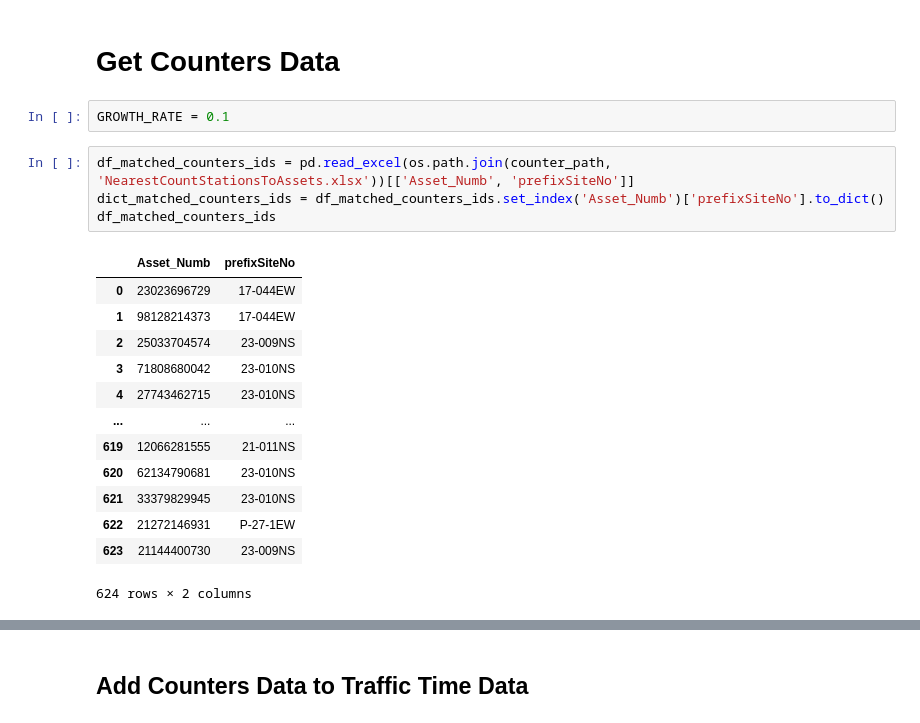
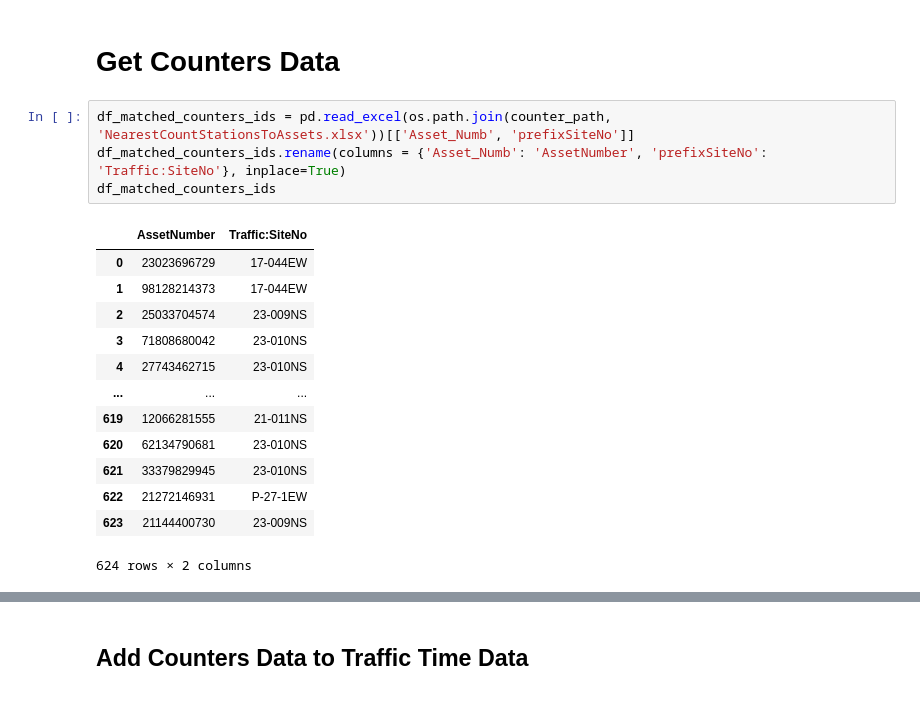
Before and after one commit to Gargoum-Lab/Workzone, a Jupyter notebook: data_cleaning_preprocessing.ipynb, the cells around one changed output, grey strips where cells are left out. Saved outputs shown, nothing was run; the diff lists cells and outputs as text.

```diff
--- a/data_cleaning_preprocessing.ipynb
+++ b/data_cleaning_preprocessing.ipynb
@@ -501,13 +532,11 @@ Wall time: 8h 38min 39s
 # %% [markdown]
 # Get Counters Data
-# %%
-GROWTH_RATE = 0.1
 # %%
 df_matched_counters_ids = pd.read_excel(os.path.join(counter_path, 'NearestCountStationsToAssets.xlsx'))[['Asset_Numb', 'prefixSiteNo']]
-dict_matched_counters_ids = df_matched_counters_ids.set_index('Asset_Numb')['prefixSiteNo'].to_dict()
+df_matched_counters_ids.rename(columns = {'Asset_Numb': 'AssetNumber', 'prefixSiteNo': 'Traffic:SiteNo'}, inplace=True)
 df_matched_counters_ids
 # %% [output]
-|  | Asset_Numb | prefixSiteNo |
+|  | AssetNumber | Traffic:SiteNo |
 | 0 | 23023696729 | 17-044EW |
 | 1 | 98128214373 | 17-044EW |
 | 2 | 25033704574 | 23-009NS |
```
Also changed, not shown: parts of 49 cells of this notebook.
